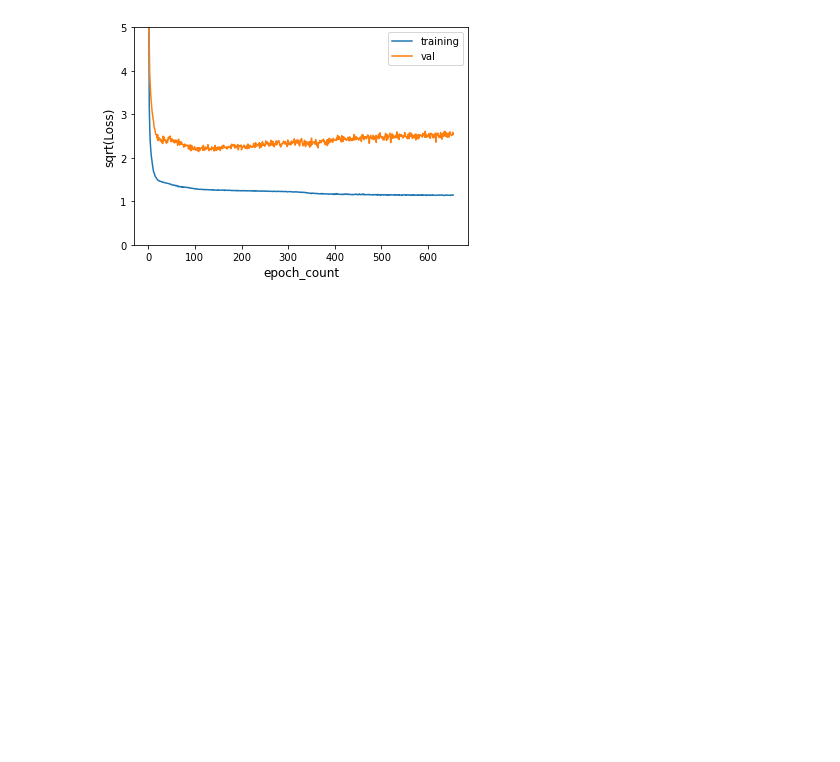
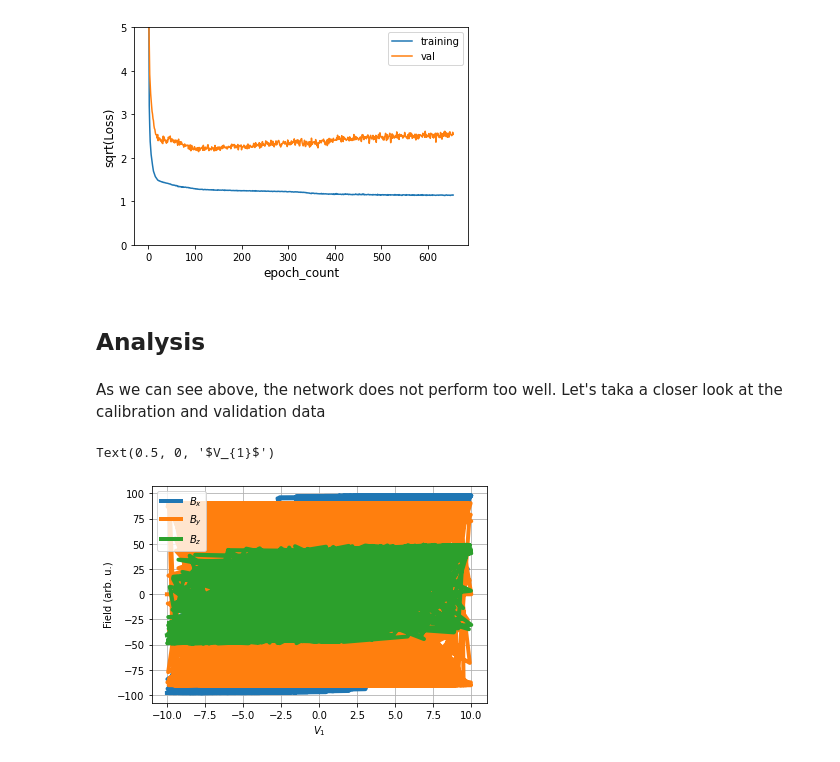
Before and after one commit to tretyakovmipt/TIRF-magnet-calibration, a Jupyter notebook: nonlinear_calibration.ipynb, the cells around one changed output. Drawn from its saved outputs; the diff is of its cells as text; code cells hidden in the pictures; blank space fills up the shorter version.

Commit message:
added plots for full calibration and validation data

```diff
--- a/nonlinear_calibration.ipynb
+++ b/nonlinear_calibration.ipynb
@@ -150,3 +150,14 @@ ax.set_ylim(0, 5)
 # %% [output]
 (0.0, 5.0)
 [figure]
+# %% [markdown]
+## Analysis
+# %% [markdown]
+As we can see above, the network does not perform too well. Let's taka a closer look at the calibration and validation data
+# %%
+# Take a look at the calibration data
+ax = B_vs_V(V1, Bx, By, Bz)
+ax.set_xlabel(r'$V_{1}$')
+# %% [output]
+Text(0.5, 0, '$V_{1}$')
+[figure, added]
```
Also changed, not shown: parts of 1 cell of this notebook.
